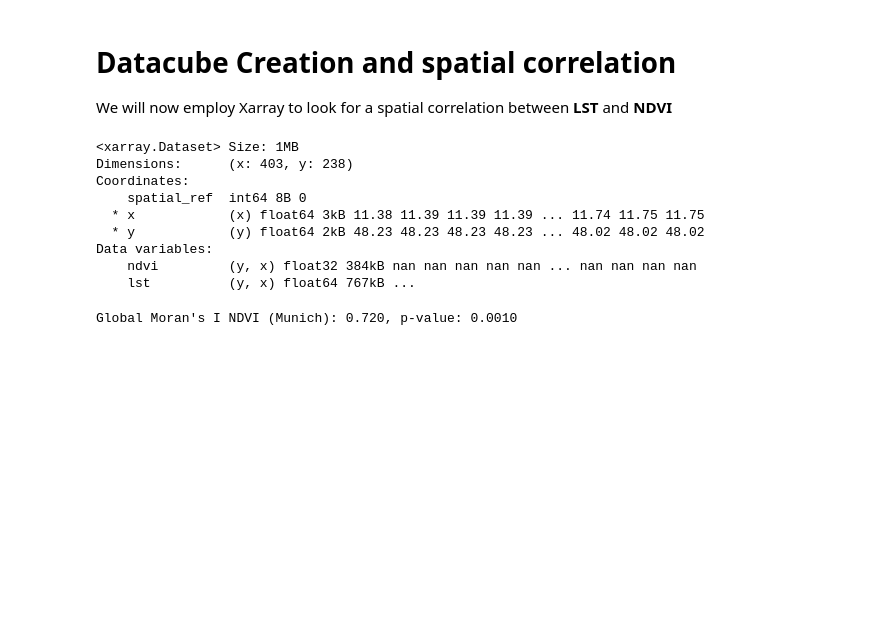
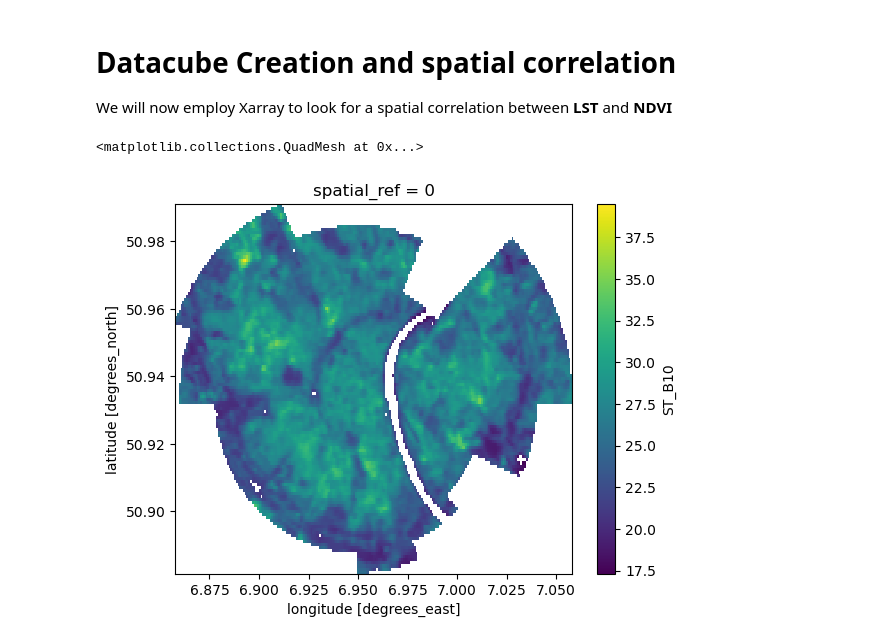
Before and after one commit to Lutzkk/urban_programming, a Jupyter notebook: code/ee.ipynb, the cells around one changed output. Saved outputs shown, nothing was run; the diff lists cells and outputs as text; code cells hidden in the pictures; blank space fills up the shorter version.

```diff
--- a/code/ee.ipynb
+++ b/code/ee.ipynb
@@ -294,25 +286,25 @@ We will now employ Xarray to look for a spatial correlation between **LST** and
 # %%
 munich_ndvi=munich.rio.reproject_match(munich_lst, resampling=Resampling.average)
 ds_munich=xr.Dataset({
     "ndvi": munich_ndvi,
     "lst": munich_lst
 })
+mask_munich = ~np.isnan(ds_munich['ndvi']) & ~np.isnan(ds_munich['lst'])
+ds_munich['ndvi'] = ds_munich['ndvi'].where(mask_munich)
+ds_munich['lst'] = ds_munich['lst'].where(mask_munich)
+
 
 cologne_ndvi=cologne.rio.reproject_match(cologne_lst, resampling=Resampling.average)
 ds_cologne=xr.Dataset({
     "ndvi": cologne_ndvi,
     "lst": cologne_lst
 })
+mask_cologne = ~np.isnan(ds_cologne['ndvi']) & ~np.isnan(ds_cologne['lst'])
+ds_cologne['ndvi'] = ds_cologne['ndvi'].where(mask_cologne)
+ds_cologne['lst'] = ds_cologne['lst'].where(mask_cologne)
 
 
-ds_munich
+ds_cologne['lst'].plot()
 # %% [output]
-<xarray.Dataset> Size: 1MB
-Dimensions:      (x: 403, y: 238)
-Coordinates:
-    spatial_ref  int64 8B 0
-  * x            (x) float64 3kB 11.38 11.39 11.39 11.39 ... 11.74 11.75 11.75
-  * y            (y) float64 2kB 48.23 48.23 48.23 48.23 ... 48.02 48.02 48.02
-Data variables:
-    ndvi         (y, x) float32 384kB nan nan nan nan nan ... nan nan nan nan
-    lst          (y, x) float64 767kB ...
+<matplotlib.collections.QuadMesh at 0x...>
+[figure, added]
@@ -326,16 +310,0 @@ lst_cologne = ds_cologne.lst.values
-# %%
-# Create full weights matrix
-w = lat2W(rows, cols, rook=False)
-
-# Get indices of valid pixels
-valid_indices = np.where(valid)[0]
-
-# Correct way: subset using w_subset function
-w_valid = w_subset(w, valid_indices)
-
-# Compute Moran's I
-moran_ndvi = Moran(ndvi_valid, w_valid)
-
-print(f"Global Moran's I NDVI (Munich): {moran_ndvi.I:.3f}, p-value: {moran_ndvi.p_sim:.4f}")
-# %% [output]
-Global Moran's I NDVI (Munich): 0.720, p-value: 0.0010
```
Also changed, not shown: parts of 10 cells of this notebook.
